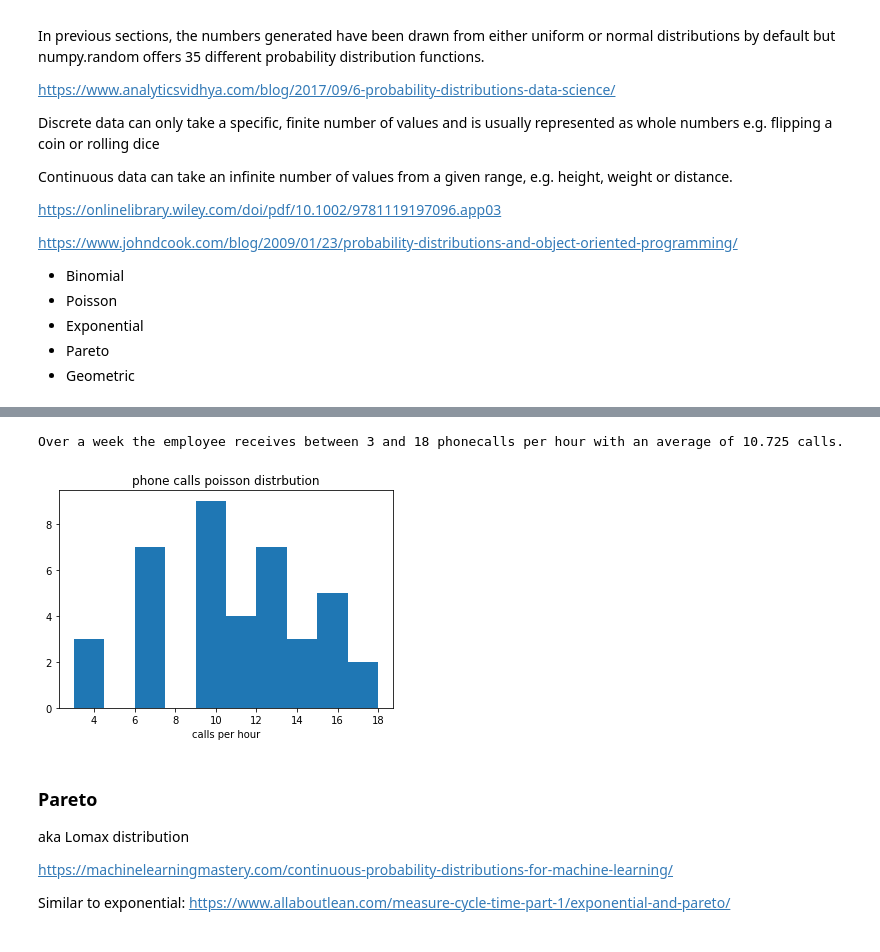
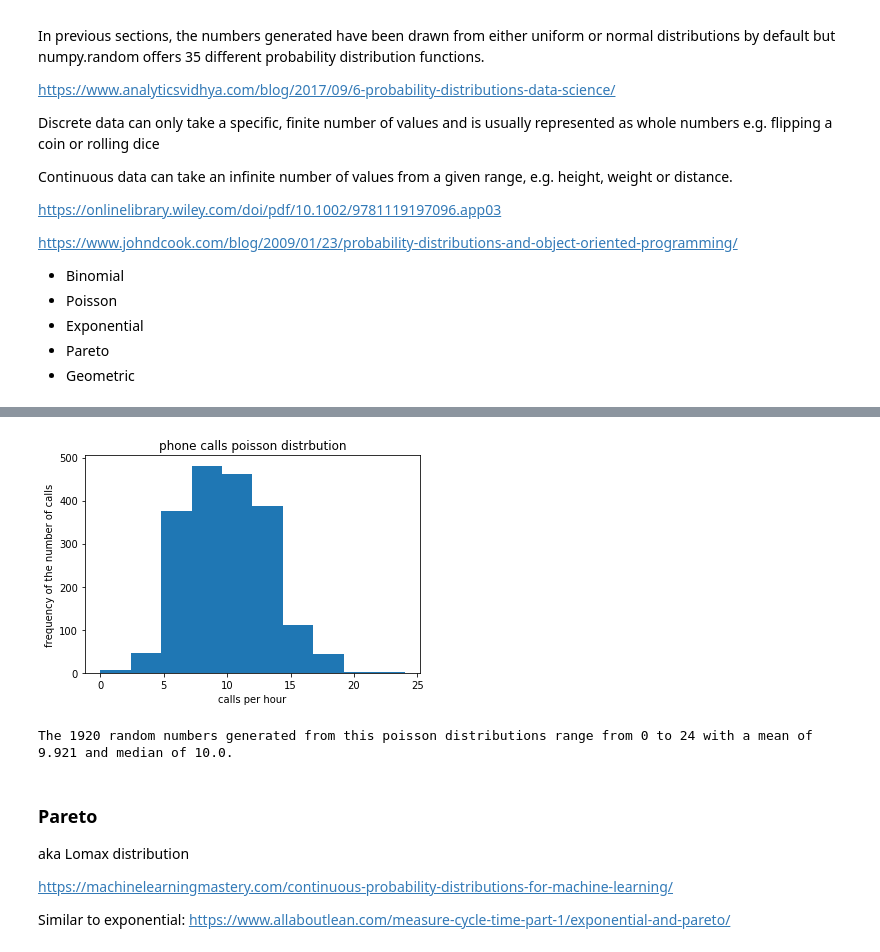
Before and after one commit to jennifer-ryan/numpy.random-project, a Jupyter notebook: numpy.random.ipynb, the cells around one changed output, grey strips where cells are left out. Cells and saved outputs as stored; diff of their text form; code cells hidden in the pictures.

Commit message:
Finished poisson

```diff
--- a/numpy.random.ipynb
+++ b/numpy.random.ipynb
@@ -764,26 +773,25 @@ As an example, I'll look at the number of phone calls an employee takes per hour
 # %%
 # Calls per hour.
 cph = 10
 
-# Number of hours worked in a week.
-week = 40
+# Number of hours worked in a year.
+year = 40 * 48
 
-
-x = np.random.poisson(cph, size = week)
-
-print("Over a week the employee receives between " + str(x.min()) + " and " + str(x.max()) + " phonecalls per hour with an average of " + str(x.mean()) + " calls.")
-print()
+# Creating the array of random numbers
+x = np.random.poisson(cph, size = year)
 
 # Plotting the distribution.
 plt.hist(x)
 plt.title("phone calls poisson distrbution")
 plt.xlabel("calls per hour")
-plt.ylabel("")
+plt.ylabel("frequency of the number of calls")
 plt.show()
-plt.show()
+
+# The 1920 numbers generated from the poisson distribution.
+print("\033[1m" + f"The {year} random numbers generated from this poisson distributions range from {x.min()} to {x.max()} with a mean of {x.mean().round(3)} and median of {np.median(x)}."  + "\033[0m")
 # %% [output]
+[figure, new version]
-Over a week the employee receives between 3 and 18 phonecalls per hour with an average of 10.725 calls.
+The 1920 random numbers generated from this poisson distributions range from 0 to 24 with a mean of 9.921 and median of 10.0.
-[figure, old version]
 # %% [markdown]
 ### Pareto
 
```
Also changed, not shown: parts of 9 cells of this notebook.
